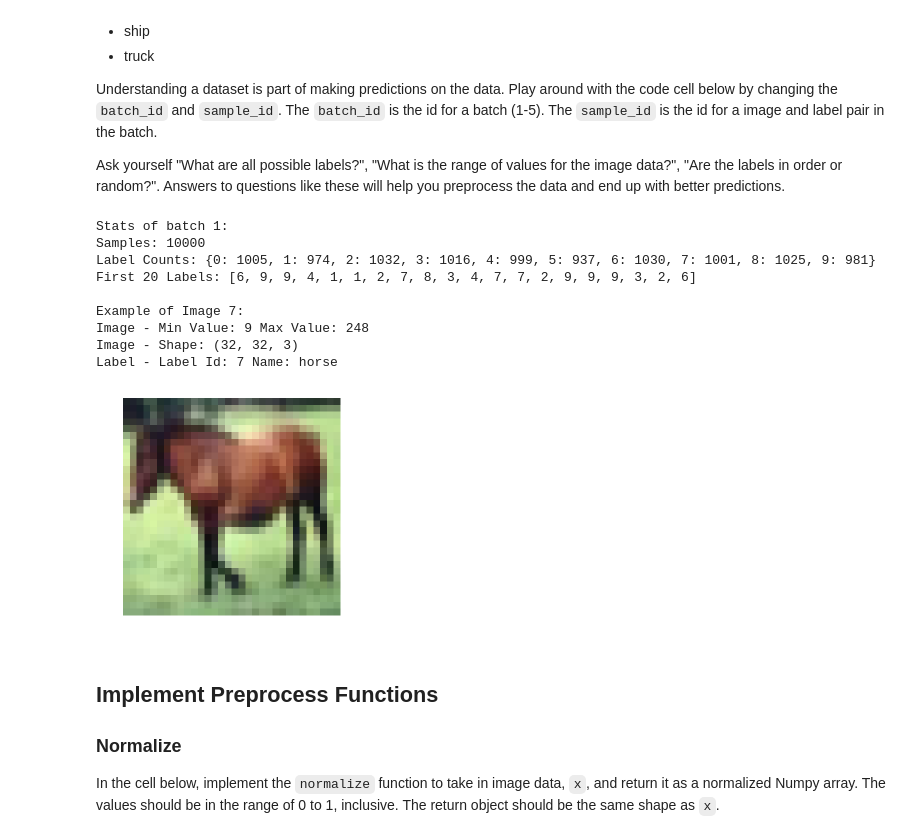
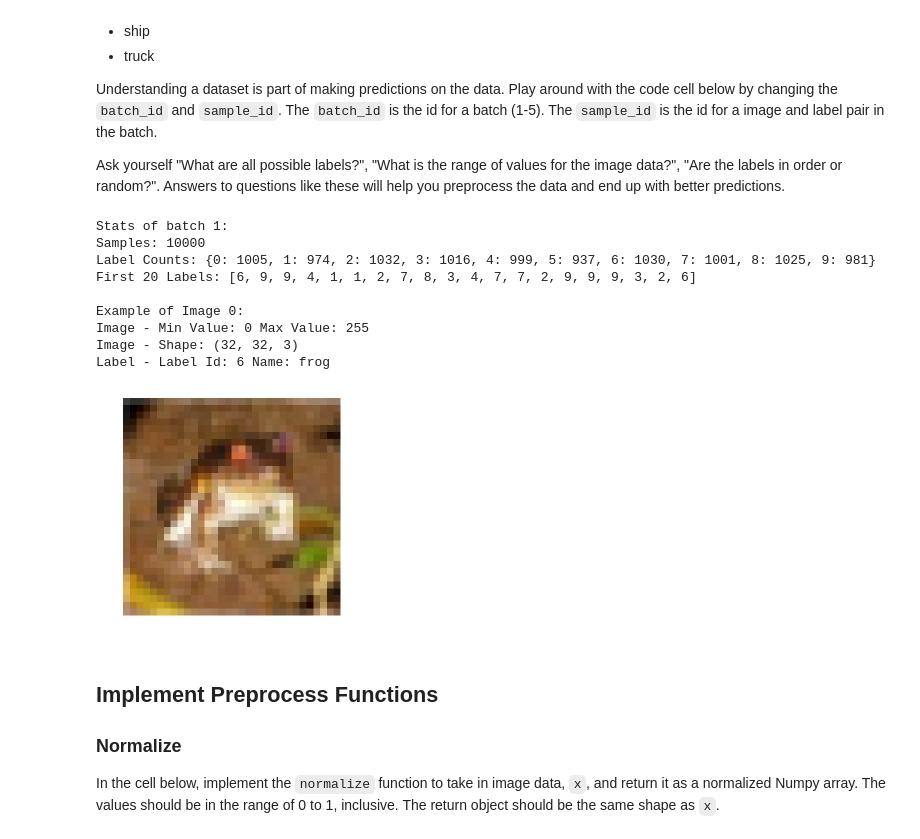
Before and after one commit to toddstrader/deep-learning, a Jupyter notebook: image-classification/dlnd_image_classification.ipynb, the cells around one changed output. Drawn from its saved outputs; the diff is of its cells as text; code cells hidden in the pictures.

```diff
--- a/image-classification/dlnd_image_classification.ipynb
+++ b/image-classification/dlnd_image_classification.ipynb
@@ -59,25 +59,25 @@ Ask yourself "What are all possible labels?", "What is the range of values for t
 # %%
 %matplotlib inline
 %config InlineBackend.figure_format = 'retina'
 
 import helper
 import numpy as np
 
 # Explore the dataset
 batch_id = 1
-sample_id = 7
+sample_id = 0
 helper.display_stats(cifar10_dataset_folder_path, batch_id, sample_id)
 # %% [output]
 Stats of batch 1:
 Samples: 10000
 Label Counts: {0: 1005, 1: 974, 2: 1032, 3: 1016, 4: 999, 5: 937, 6: 1030, 7: 1001, 8: 1025, 9: 981}
 First 20 Labels: [6, 9, 9, 4, 1, 1, 2, 7, 8, 3, 4, 7, 7, 2, 9, 9, 9, 3, 2, 6]
 
-Example of Image 7:
-Image - Min Value: 9 Max Value: 248
+Example of Image 0:
+Image - Min Value: 0 Max Value: 255
 Image - Shape: (32, 32, 3)
-Label - Label Id: 7 Name: horse
+Label - Label Id: 6 Name: frog
-[figure, old version]
+[figure, new version]
 # %% [markdown]
 ## Implement Preprocess Functions
 ### Normalize
```
Also changed, not shown: parts of 12 cells of this notebook.
